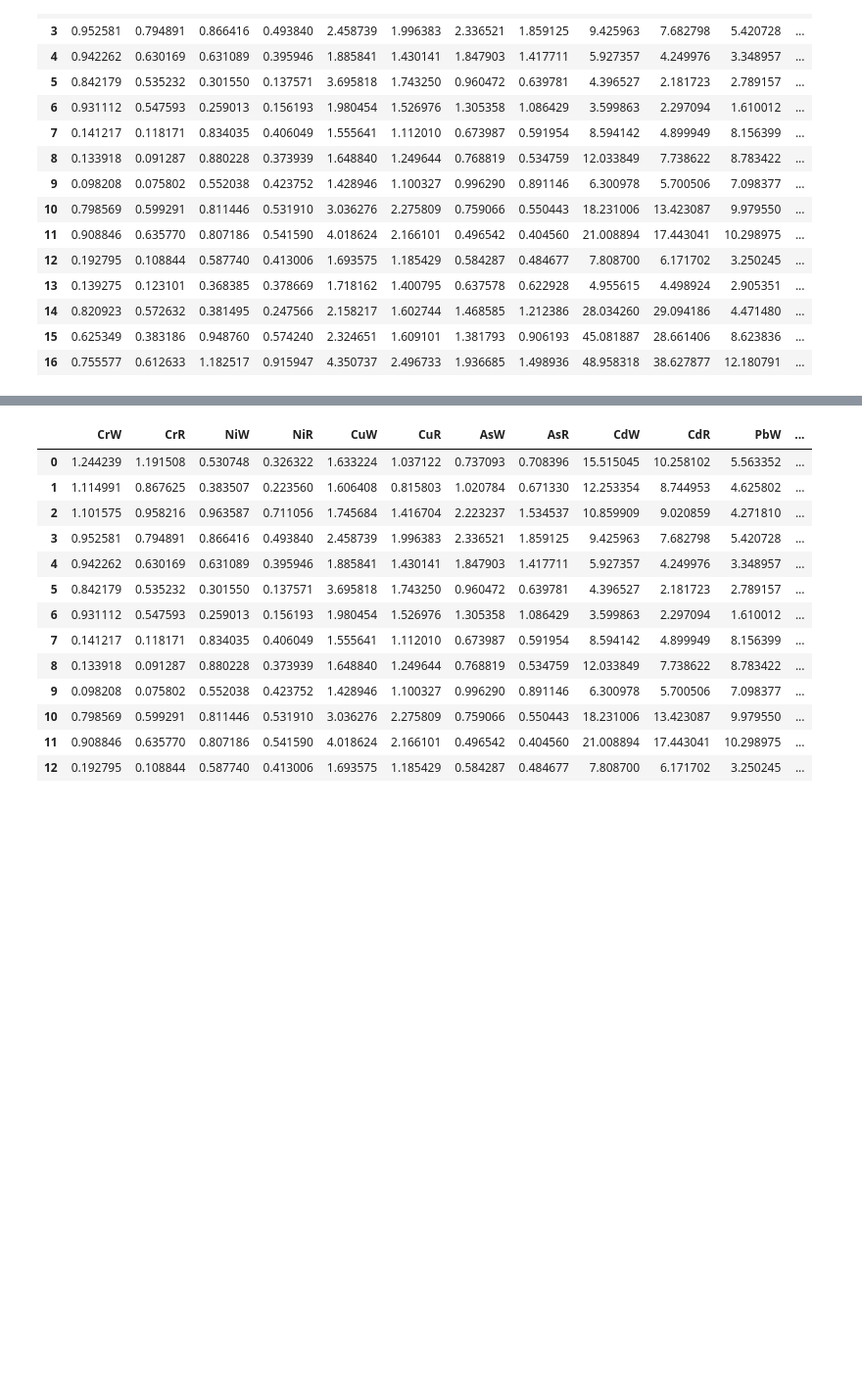
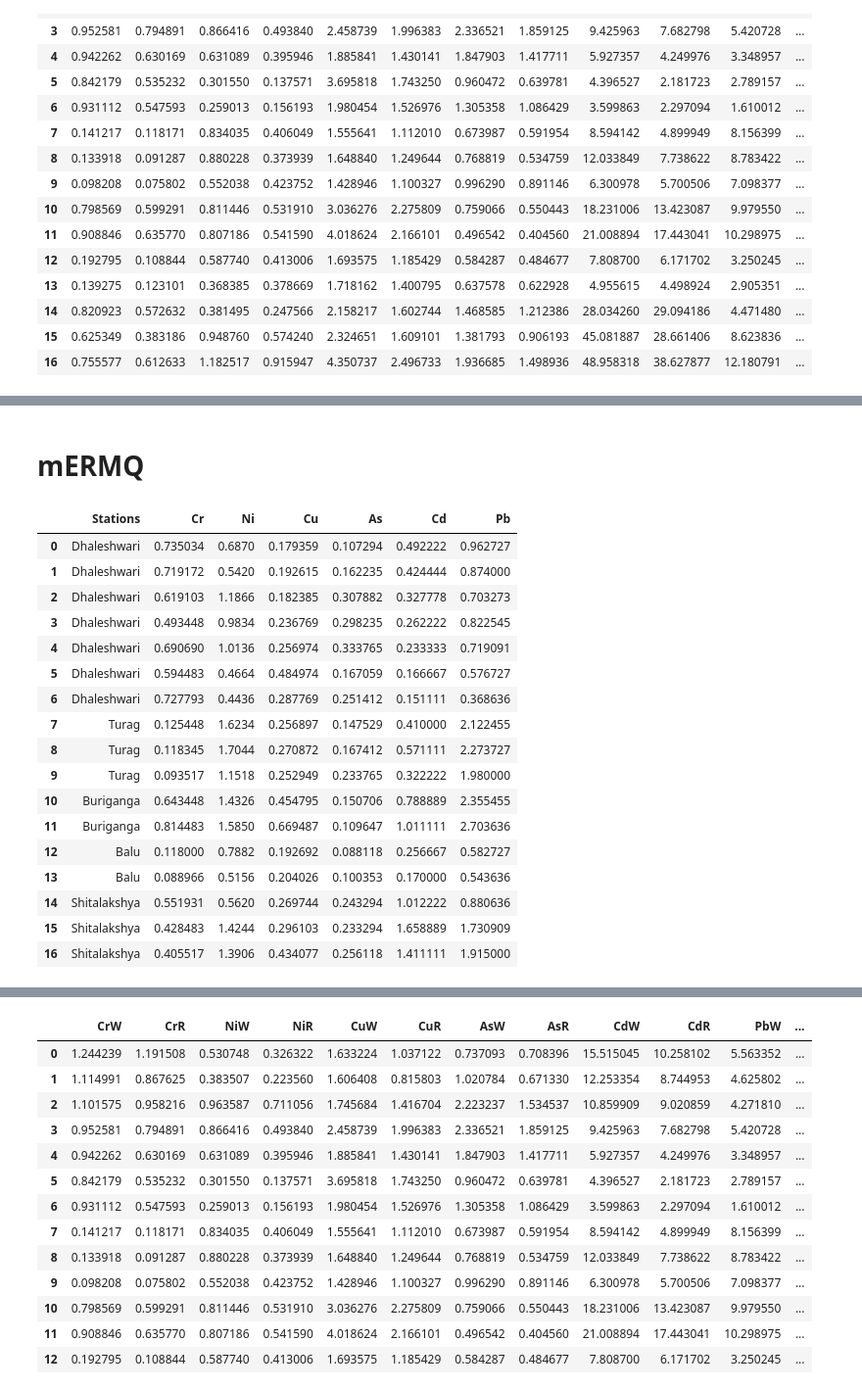
Before and after one commit to rakibhhridoy/OnGoingStudy, a Jupyter notebook: Five_Rivers/Python/sample.ipynb, the cells around one changed output, grey strips where cells are left out. Shown at 98% size. Saved outputs shown, nothing was run; the diff lists cells and outputs as text; code cells hidden in the pictures; blank space fills up the shorter version.

```diff
--- a/Five_Rivers/Python/sample.ipynb
+++ b/Five_Rivers/Python/sample.ipynb
@@ -1579,0 +1554,48 @@ Name: Cr, dtype: float64
+# %% [markdown]
+# mERMQ
+# %%
+ERM = {
+    "Cr": 145,
+    "Ni": 50,
+    "Cu": 390,
+    "As": 85,
+    "Cd": 9,
+    "Pb": 110
+}
+# %%
+ermqCrW = CW.Cr / ERM["Cr"]
+ermqNiW = CW.Ni / ERM["Ni"]
+ermqCuW = CW.Cu / ERM["Cu"]
+ermqAsW = CW.As / ERM["As"]
+ermqCdW = CW.Cd / ERM["Cd"]
+ermqPbW = CW.Pb / ERM["Pb"]
+# %%
+ermqW = pd.DataFrame(data={
+    "Stations": stations["Location"],
+    "Cr": ermqCrW,
+    "Ni": ermqNiW,
+    "Cu": ermqCuW,
+    "As": ermqAsW,
+    "Cd": ermqCdW,
+    "Pb": ermqPbW,}
+)
+ermqW
+# %% [output]
+|  | Stations | Cr | Ni | Cu | As | Cd | Pb |
+| 0 | Dhaleshwari | 0.735034 | 0.6870 | 0.179359 | 0.107294 | 0.492222 | 0.962727 |
+| 1 | Dhaleshwari | 0.719172 | 0.5420 | 0.192615 | 0.162235 | 0.424444 | 0.874000 |
+| 2 | Dhaleshwari | 0.619103 | 1.1866 | 0.182385 | 0.307882 | 0.327778 | 0.703273 |
+| 3 | Dhaleshwari | 0.493448 | 0.9834 | 0.236769 | 0.298235 | 0.262222 | 0.822545 |
+| 4 | Dhaleshwari | 0.690690 | 1.0136 | 0.256974 | 0.333765 | 0.233333 | 0.719091 |
+| 5 | Dhaleshwari | 0.594483 | 0.4664 | 0.484974 | 0.167059 | 0.166667 | 0.576727 |
+| 6 | Dhaleshwari | 0.727793 | 0.4436 | 0.287769 | 0.251412 | 0.151111 | 0.368636 |
+| 7 | Turag | 0.125448 | 1.6234 | 0.256897 | 0.147529 | 0.410000 | 2.122455 |
+| 8 | Turag | 0.118345 | 1.7044 | 0.270872 | 0.167412 | 0.571111 | 2.273727 |
+| 9 | Turag | 0.093517 | 1.1518 | 0.252949 | 0.233765 | 0.322222 | 1.980000 |
+| 10 | Buriganga | 0.643448 | 1.4326 | 0.454795 | 0.150706 | 0.788889 | 2.355455 |
+| 11 | Buriganga | 0.814483 | 1.5850 | 0.669487 | 0.109647 | 1.011111 | 2.703636 |
+| 12 | Balu | 0.118000 | 0.7882 | 0.192692 | 0.088118 | 0.256667 | 0.582727 |
+| 13 | Balu | 0.088966 | 0.5156 | 0.204026 | 0.100353 | 0.170000 | 0.543636 |
+| 14 | Shitalakshya | 0.551931 | 0.5620 | 0.269744 | 0.243294 | 1.012222 | 0.880636 |
+| 15 | Shitalakshya | 0.428483 | 1.4244 | 0.296103 | 0.233294 | 1.658889 | 1.730909 |
+| 16 | Shitalakshya | 0.405517 | 1.3906 | 0.434077 | 0.256118 | 1.411111 | 1.915000 |
```
Also changed, not shown: parts of 65 cells of this notebook, 9 other files.
